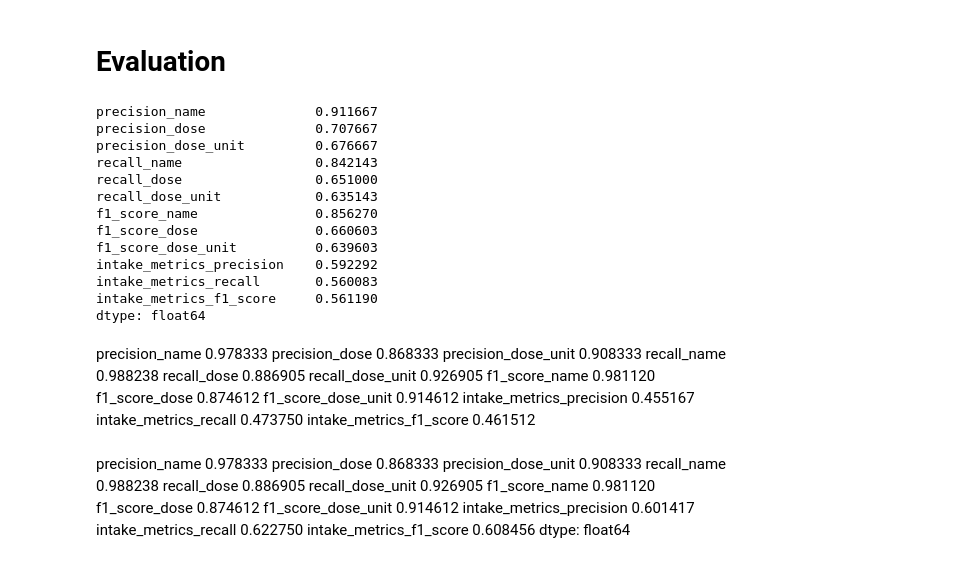
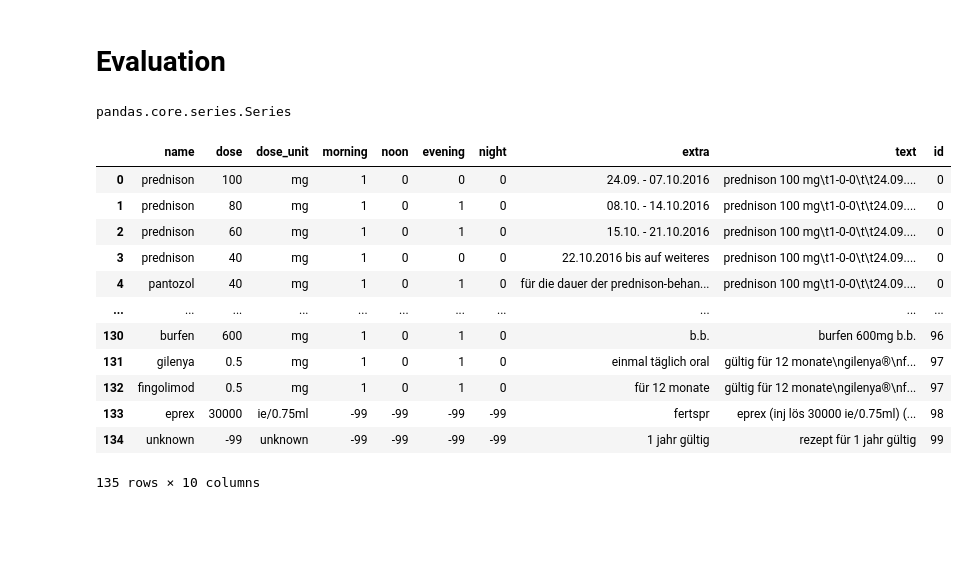
Before and after one commit to maregli/inf-extr, a Jupyter notebook: notebooks/medication/evaluation-medication-prompt.ipynb, the cells around one changed output. Cells and saved outputs as stored; diff of their text form; code cells hidden in the pictures; blank space fills up the shorter version.

Commit message:
evaluated medication

```diff
--- a/notebooks/medication/evaluation-medication-prompt.ipynb
+++ b/notebooks/medication/evaluation-medication-prompt.ipynb
@@ -12,4 +13,0 @@ from src.utils import get_default_pydantic_model
-# %%
-pd.set_option('display.max_colwidth', None)
-results = torch.load(paths.RESULTS_PATH/"medication/medication_outlines_Llama2-MedTuned-7b_4bit__shot_instruction_examples_10.pt")
-df = pd.DataFrame(results)
@@ -102,3 +222,15 @@ labels = labels.replace(expression, "", regex=True)
 # %%
+labels = prepare_labels(paths.RESULTS_PATH/"medication/labels.xlsx")
+
+res = prepare_results(paths.RESULTS_PATH/"medication/medication_outlines_Llama2-MedTuned-13b_4bit_few_shot_instruction_examples_10.pt")
+
 # Choose only the relevant columns
 relevant_columns = ["name", "dose", "dose_unit", "morning", "noon", "evening", "night"]
+
+evaluated = evaluate_df(labels, res, relevant_columns)
+
+agg_df = aggregate_scores(evaluated)
+
+type(agg_df)
+# %% [output]
+pandas.core.series.Series
@@ -187,43 +237,16 @@ agg_df.drop(["precision_morning", "precision_noon", "precision_evening", "precis
-# %%
-agg_df
-# %% [output]
-precision_name              0.911667
-precision_dose              0.707667
-precision_dose_unit         0.676667
-recall_name                 0.842143
-recall_dose                 0.651000
-recall_dose_unit            0.635143
-f1_score_name               0.856270
-f1_score_dose               0.660603
-f1_score_dose_unit          0.639603
-intake_metrics_precision    0.592292
-intake_metrics_recall       0.560083
-intake_metrics_f1_score     0.561190
-dtype: float64
-# %% [markdown]
-precision_name              0.978333
-precision_dose              0.868333
-precision_dose_unit         0.908333
-recall_name                 0.988238
-recall_dose                 0.886905
-recall_dose_unit            0.926905
-f1_score_name               0.981120
-f1_score_dose               0.874612
-f1_score_dose_unit          0.914612
-intake_metrics_precision    0.455167
-intake_metrics_recall       0.473750
-intake_metrics_f1_score     0.461512
-# %% [markdown]
-precision_name              0.978333
-precision_dose              0.868333
-precision_dose_unit         0.908333
-recall_name                 0.988238
-recall_dose                 0.886905
-recall_dose_unit            0.926905
-f1_score_name               0.981120
-f1_score_dose               0.874612
-f1_score_dose_unit          0.914612
-intake_metrics_precision    0.601417
-intake_metrics_recall       0.622750
-intake_metrics_f1_score     0.608456
-dtype: float64
+# %%
+res
+# %% [output]
+|  | name | dose | dose_unit | morning | noon | evening | night | extra | text | id |
+| 0 | prednison | 100 | mg | 1 | 0 | 0 | 0 | 24.09. - 07.10.2016 | prednison 100 mg\t1-0-0\t\t24.09.... | 0 |
+| 1 | prednison | 80 | mg | 1 | 0 | 1 | 0 | 08.10. - 14.10.2016 | prednison 100 mg\t1-0-0\t\t24.09.... | 0 |
+| 2 | prednison | 60 | mg | 1 | 0 | 1 | 0 | 15.10. - 21.10.2016 | prednison 100 mg\t1-0-0\t\t24.09.... | 0 |
+| 3 | prednison | 40 | mg | 1 | 0 | 0 | 0 | 22.10.2016 bis auf weiteres | prednison 100 mg\t1-0-0\t\t24.09.... | 0 |
+| 4 | pantozol | 40 | mg | 1 | 0 | 1 | 0 | für die dauer der prednison-behan... | prednison 100 mg\t1-0-0\t\t24.09.... | 0 |
+| ... | ... | ... | ... | ... | ... | ... | ... | ... | ... | ... |
+| 130 | burfen | 600 | mg | 1 | 0 | 1 | 0 | b.b. | burfen 600mg b.b. | 96 |
+| 131 | gilenya | 0.5 | mg | 1 | 0 | 1 | 0 | einmal täglich oral | gültig für 12 monate\ngilenya®\nf... | 97 |
+| 132 | fingolimod | 0.5 | mg | 1 | 0 | 1 | 0 | für 12 monate | gültig für 12 monate\ngilenya®\nf... | 97 |
+| 133 | eprex | 30000 | ie/0.75ml | -99 | -99 | -99 | -99 | fertspr | eprex (inj lös 30000 ie/0.75ml) (... | 98 |
+| 134 | unknown | -99 | unknown | -99 | -99 | -99 | -99 | 1 jahr gültig | rezept für 1 jahr gültig | 99 |
+135 rows × 10 columns
```
Also changed, not shown: parts of 27 cells of this notebook.
